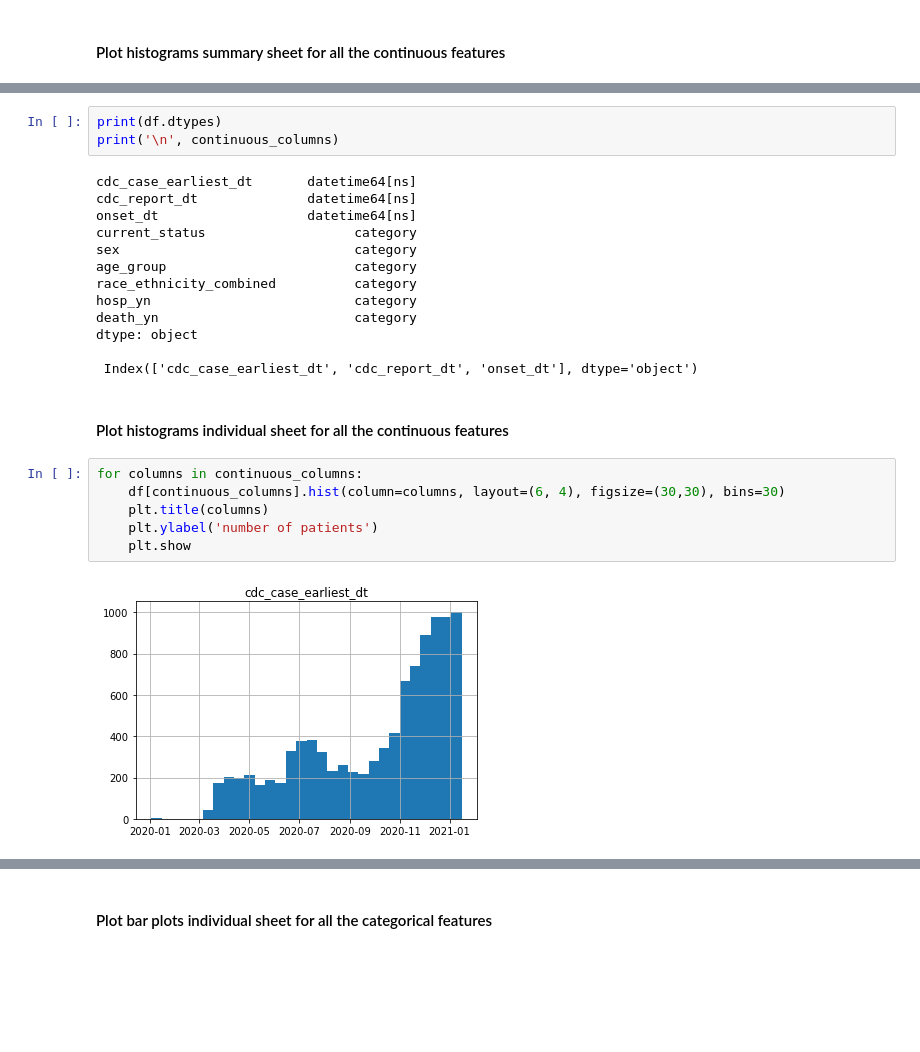
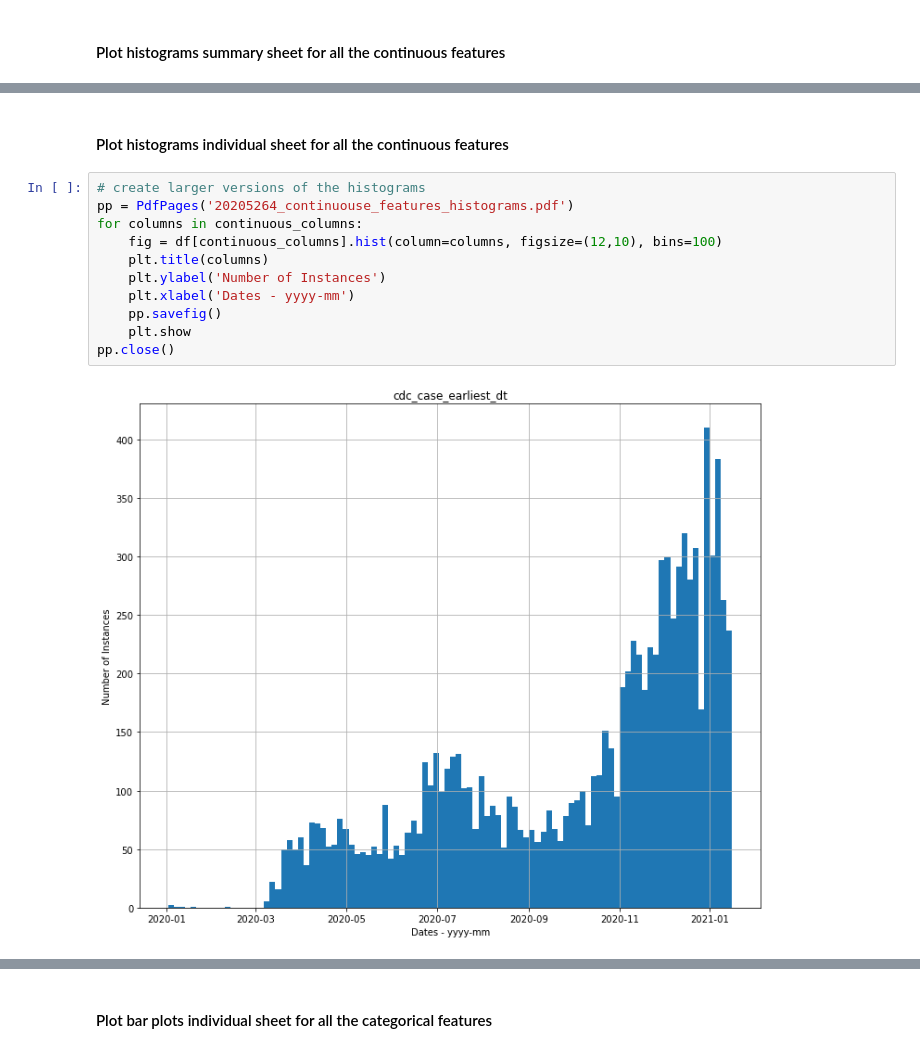
Before and after one commit to Jamtd1/DataAnalytics-Data-Analysing, a Jupyter notebook: Assignment 1/Homework1/2020-Homework1-Notebook-Cont.ipynb, the cells around one changed output, grey strips where cells are left out. Drawn from its saved outputs; the diff is of its cells as text; blank space fills up the shorter version.

Commit message:
notebook is up to date to part 3, wokring on part 4 currently

```diff
--- a/Assignment 1/Homework1/2020-Homework1-Notebook-Cont.ipynb
+++ b/Assignment 1/Homework1/2020-Homework1-Notebook-Cont.ipynb
@@ -689,27 +628,16 @@ array([[<AxesSubplot:title={'center':'cdc_case_earliest_dt'}>,
 [figure]
-# %%
-print(df.dtypes)
-print('\n', continuous_columns)
-# %% [output]
-cdc_case_earliest_dt       datetime64[ns]
-cdc_report_dt              datetime64[ns]
-onset_dt                   datetime64[ns]
-current_status                   category
-sex                              category
-age_group                        category
-race_ethnicity_combined          category
-hosp_yn                          category
-death_yn                         category
-dtype: object
-
- Index(['cdc_case_earliest_dt', 'cdc_report_dt', 'onset_dt'], dtype='object')
 # %% [markdown]
 #### Plot histograms individual sheet for all the continuous features
 # %%
+# create larger versions of the histograms
+pp = PdfPages('20205264_continuouse_features_histograms.pdf')
 for columns in continuous_columns:
-    df[continuous_columns].hist(column=columns, layout=(6, 4), figsize=(30,30), bins=30)
+    fig = df[continuous_columns].hist(column=columns, figsize=(12,10), bins=100)
     plt.title(columns)
-    plt.ylabel('number of patients')
+    plt.ylabel('Number of Instances')
+    plt.xlabel('Dates - yyyy-mm')
+    pp.savefig()
     plt.show
+pp.close()
 # %% [output]
-[figure, old version]
+[figure, new version]
```
Also changed, not shown: parts of 100 cells of this notebook.
